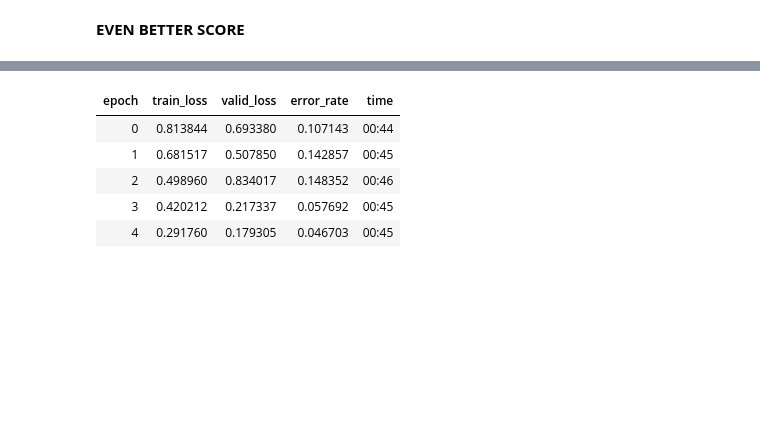
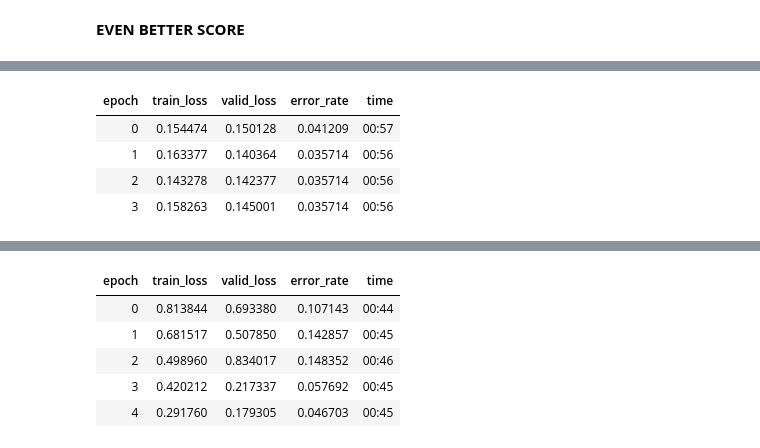
Before and after one commit to vitsalis/kaggle, a Jupyter notebook: FGVC7/solution.ipynb, the cells around one changed output, grey strips where cells are left out. Saved outputs shown, nothing was run; the diff lists cells and outputs as text; code cells hidden in the pictures; blank space fills up the shorter version.

```diff
--- a/FGVC7/solution.ipynb
+++ b/FGVC7/solution.ipynb
@@ -38,0 +44,9 @@ data.drop(items_arr, axis=1, inplace=True)
+# %%
+def get_train(tfms, size, bs):
+    return (ImageList.from_df(data, data_root/"images", suffix=".jpg")
+       .split_by_rand_pct(0.2, seed=2)
+       .label_from_df("class")
+       .add_test(test_data)
+       .transform(tfms, size=size)
+       .databunch(bs=bs)
+       .normalize(imagenet_stats))
@@ -1049,0 +1143,8 @@ Let's try to work with transformations. Below I will only use the best params I
+# %%
+learner.fit_one_cycle(4, 3e-5, wd=5e-3, moms=(0.8, 0.7), pct_start=0.5)
+# %% [output]
+| epoch | train_loss | valid_loss | error_rate | time |
+| 0 | 0.154474 | 0.150128 | 0.041209 | 00:57 |
+| 1 | 0.163377 | 0.140364 | 0.035714 | 00:56 |
+| 2 | 0.143278 | 0.142377 | 0.035714 | 00:56 |
+| 3 | 0.158263 | 0.145001 | 0.035714 | 00:56 |
```
Also changed, not shown: parts of 63 cells of this notebook.
